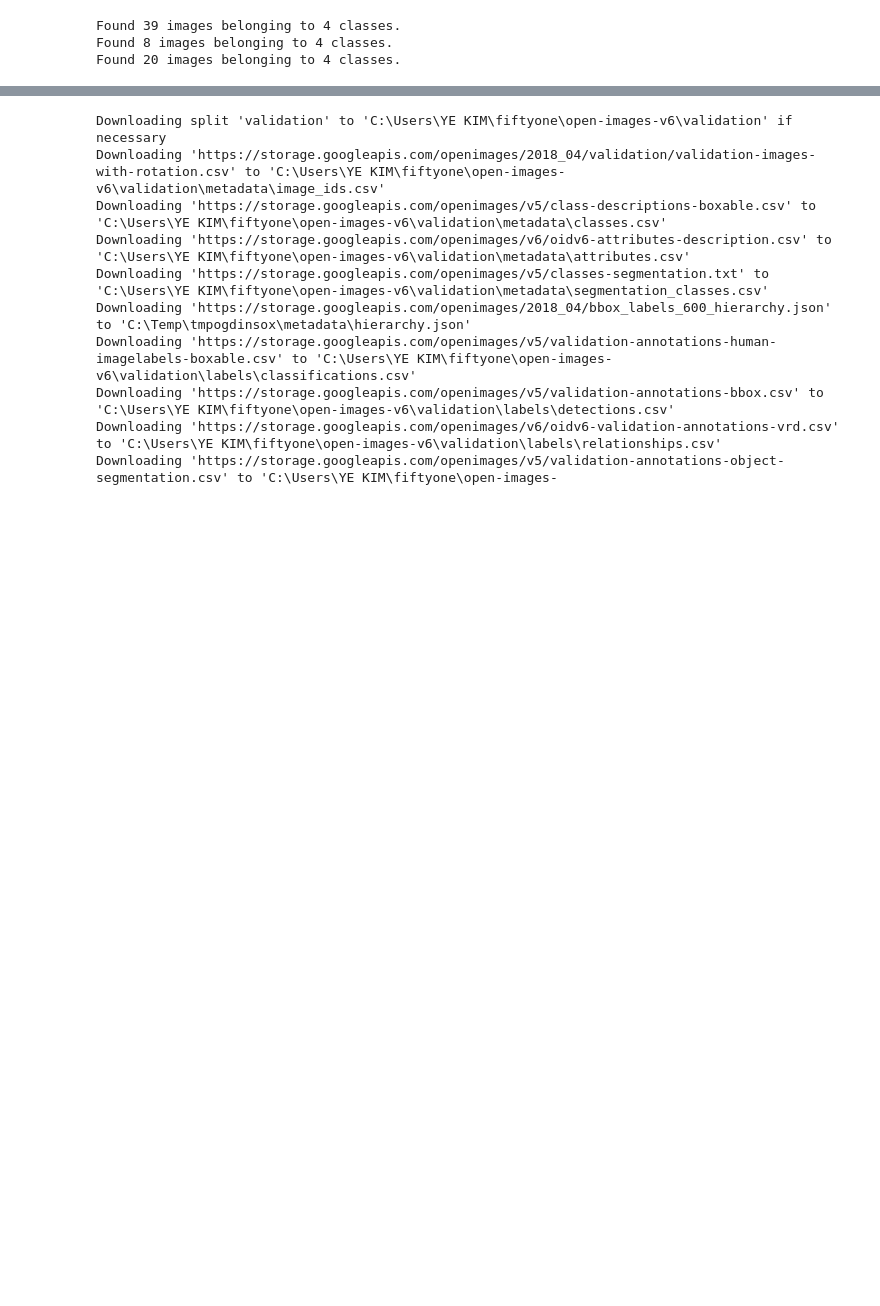
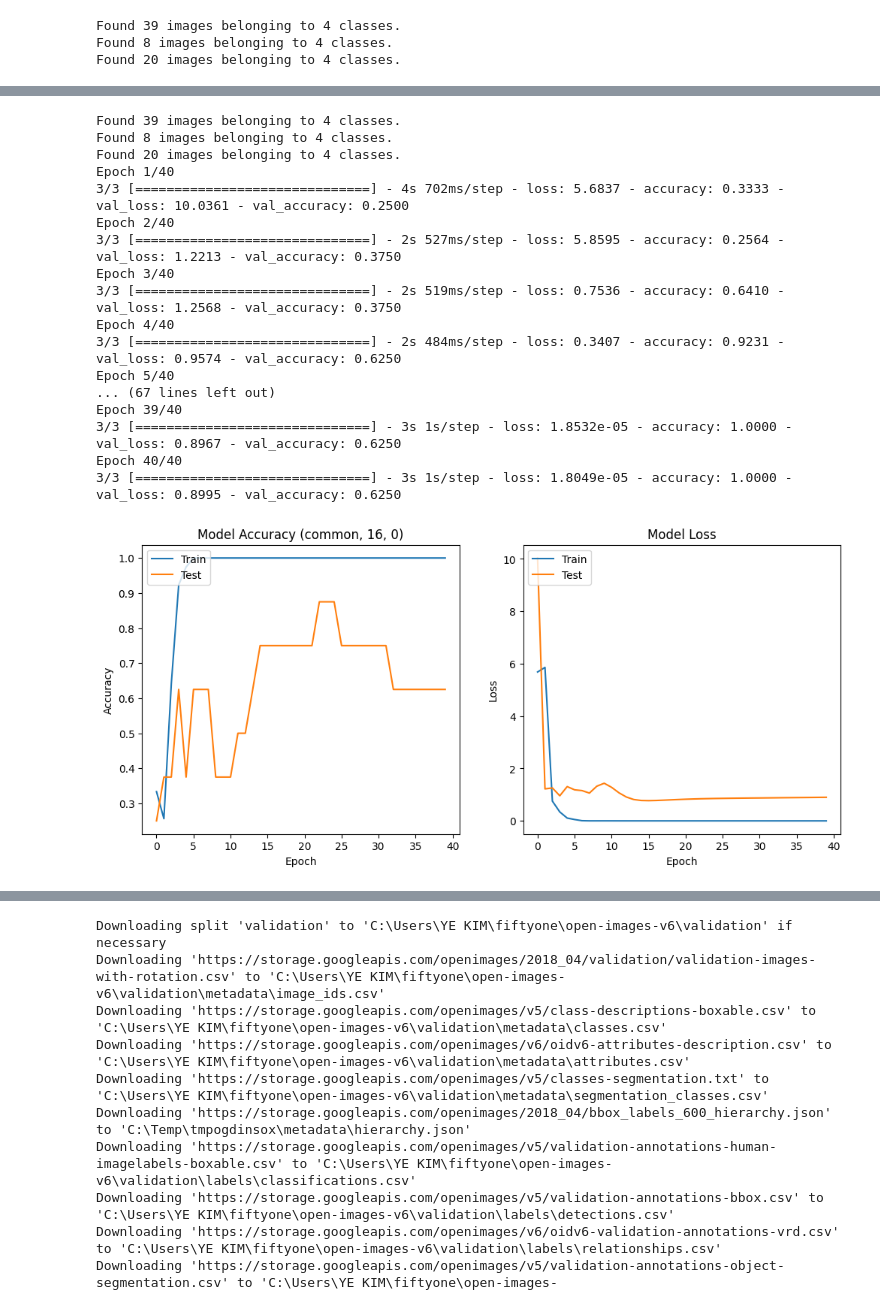
Before and after one commit to Ye-eun-Kim/AdvancedAI, a Jupyter notebook: object_recognition.ipynb, the cells around one changed output, grey strips where cells are left out. Saved outputs shown, nothing was run; the diff lists cells and outputs as text; code cells hidden in the pictures; blank space fills up the shorter version.

```diff
--- a/object_recognition.ipynb
+++ b/object_recognition.ipynb
@@ -352,0 +441,28 @@ Error:
+# %%
+# Running experiments
+batch_sizes = [4,8,16,32]
+# model_types = ['common', 'resnet50', 'resnet18']
+model_types = ['common']
+aug_flags = [0, 1]
+
+
+run_experiment(16, 'common', 0, 40)
+# %% [output]
+Found 39 images belonging to 4 classes.
+Found 8 images belonging to 4 classes.
+Found 20 images belonging to 4 classes.
+Epoch 1/40
+3/3 [==============================] - 4s 702ms/step - loss: 5.6837 - accuracy: 0.3333 - val_loss: 10.0361 - val_accuracy: 0.2500
+Epoch 2/40
+3/3 [==============================] - 2s 527ms/step - loss: 5.8595 - accuracy: 0.2564 - val_loss: 1.2213 - val_accuracy: 0.3750
+Epoch 3/40
+3/3 [==============================] - 2s 519ms/step - loss: 0.7536 - accuracy: 0.6410 - val_loss: 1.2568 - val_accuracy: 0.3750
+Epoch 4/40
+3/3 [==============================] - 2s 484ms/step - loss: 0.3407 - accuracy: 0.9231 - val_loss: 0.9574 - val_accuracy: 0.6250
+Epoch 5/40
+... (67 lines left out)
+Epoch 39/40
+3/3 [==============================] - 3s 1s/step - loss: 1.8532e-05 - accuracy: 1.0000 - val_loss: 0.8967 - val_accuracy: 0.6250
+Epoch 40/40
+3/3 [==============================] - 3s 1s/step - loss: 1.8049e-05 - accuracy: 1.0000 - val_loss: 0.8995 - val_accuracy: 0.6250
+[figure, added]
```
Also changed, not shown: parts of 12 cells of this notebook.
